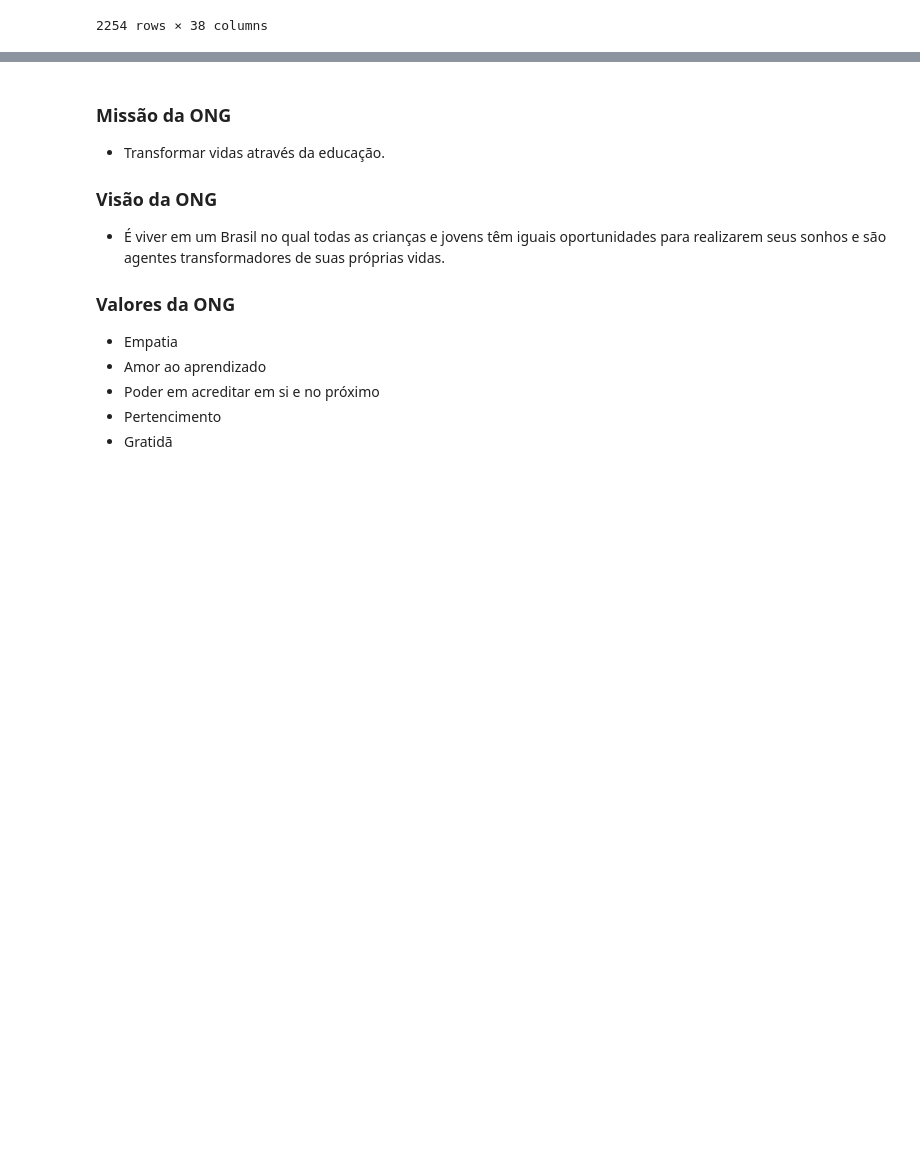
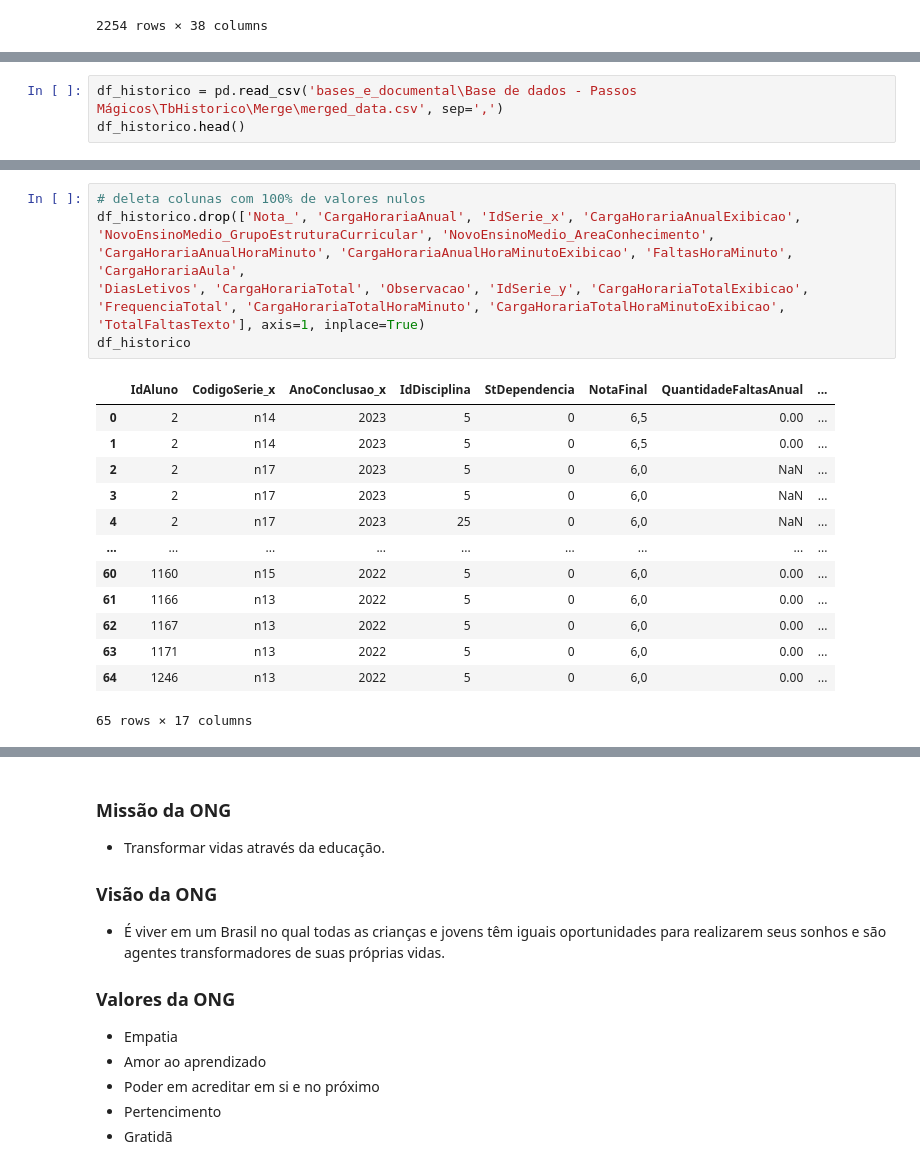
Before and after one commit to camimq/datathonFiap, a Jupyter notebook: main_analysis.ipynb, the cells around one changed output, grey strips where cells are left out. Drawn from its saved outputs; the diff is of its cells as text; blank space fills up the shorter version.

Commit message:
adiciona análise preliminar da tabela historico

```diff
--- a/main_analysis.ipynb
+++ b/main_analysis.ipynb
@@ -854,0 +859,3 @@ df_fase
+# %%
+df_historico = pd.read_csv('bases_e_documental\Base de dados - Passos Mágicos\TbHistorico\Merge\merged_data.csv', sep=',')
+df_historico.head()
@@ -854,0 +894,19 @@ df_fase
+# %%
+# deleta colunas com 100% de valores nulos
+df_historico.drop(['Nota_', 'CargaHorariaAnual', 'IdSerie_x', 'CargaHorariaAnualExibicao', 'NovoEnsinoMedio_GrupoEstruturaCurricular', 'NovoEnsinoMedio_AreaConhecimento', 'CargaHorariaAnualHoraMinuto', 'CargaHorariaAnualHoraMinutoExibicao', 'FaltasHoraMinuto', 'CargaHorariaAula',
+'DiasLetivos', 'CargaHorariaTotal', 'Observacao', 'IdSerie_y', 'CargaHorariaTotalExibicao', 'FrequenciaTotal', 'CargaHorariaTotalHoraMinuto', 'CargaHorariaTotalHoraMinutoExibicao', 'TotalFaltasTexto'], axis=1, inplace=True)
+df_historico
+# %% [output]
+|  | IdAluno | CodigoSerie_x | AnoConclusao_x | IdDisciplina | StDependencia | NotaFinal | QuantidadeFaltasAnual | ... |
+| 0 | 2 | n14 | 2023 | 5 | 0 | 6,5 | 0.00 | ... |
+| 1 | 2 | n14 | 2023 | 5 | 0 | 6,5 | 0.00 | ... |
+| 2 | 2 | n17 | 2023 | 5 | 0 | 6,0 | NaN | ... |
+| 3 | 2 | n17 | 2023 | 5 | 0 | 6,0 | NaN | ... |
+| 4 | 2 | n17 | 2023 | 25 | 0 | 6,0 | NaN | ... |
+| ... | ... | ... | ... | ... | ... | ... | ... | ... |
+| 60 | 1160 | n15 | 2022 | 5 | 0 | 6,0 | 0.00 | ... |
+| 61 | 1166 | n13 | 2022 | 5 | 0 | 6,0 | 0.00 | ... |
+| 62 | 1167 | n13 | 2022 | 5 | 0 | 6,0 | 0.00 | ... |
+| 63 | 1171 | n13 | 2022 | 5 | 0 | 6,0 | 0.00 | ... |
+| 64 | 1246 | n13 | 2022 | 5 | 0 | 6,0 | 0.00 | ... |
+65 rows × 17 columns
```
Also changed, not shown: parts of 10 cells of this notebook.
